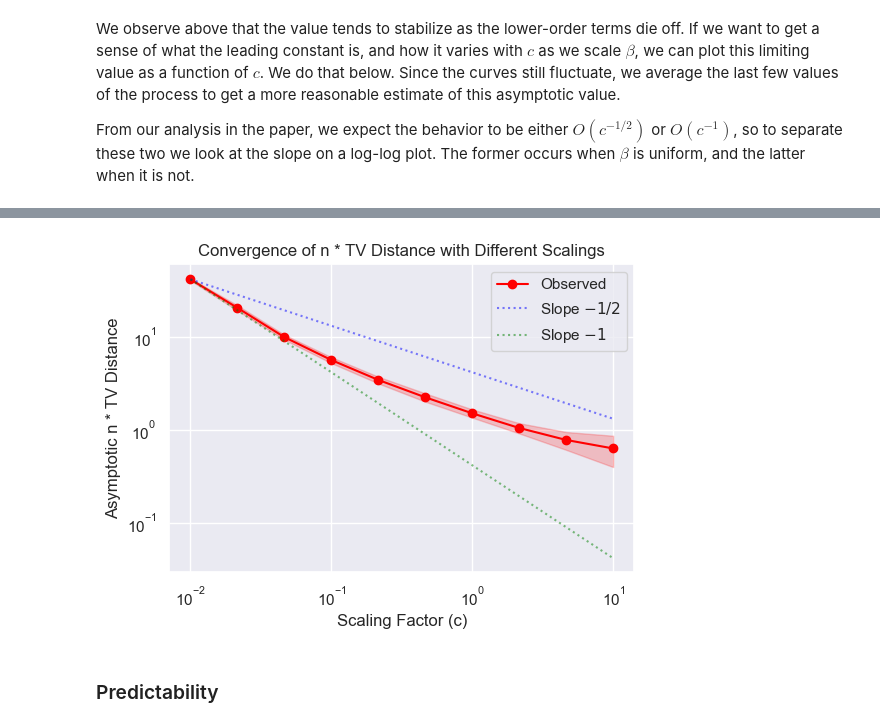
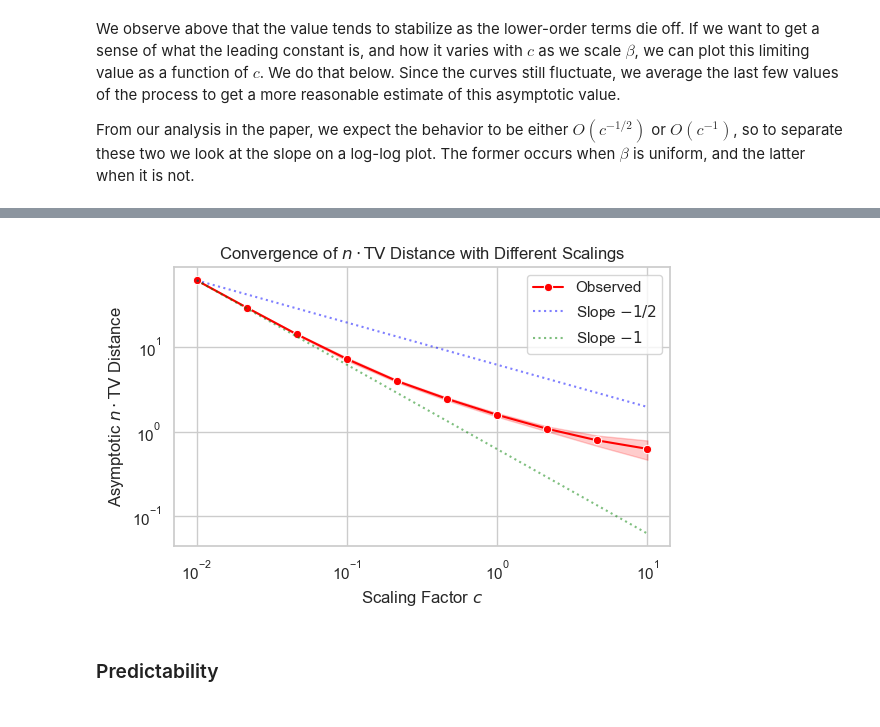
Before and after one commit to zackmcnulty/self_balancing_sampler, a Jupyter notebook: simulation.ipynb, the cells around one changed output, grey strips where cells are left out. Cells and saved outputs as stored; diff of their text form; code cells hidden in the pictures.

Commit message:
cleaned up figures with seaborn

```diff
--- a/simulation.ipynb
+++ b/simulation.ipynb
@@ -19,18 +20,19 @@ Set the relevant parameter values. Start by deciding on the relevant biases $\be
 # %%
 # Parameter Values
 
-#beta = np.ones(d)  # uniform beta
-beta = np.array([1.1, 0.9, 0.9, 1.1])  # slightly non-uniform beta
-#beta = np.array([1, 0.5, 0.25, 0.125])  # very non-uniform beta
-#beta = np.array([1, 0.125, 0.125, 0.125])
+#beta = np.ones(4)  # uniform beta
+beta = np.array([1.1, 0.8, 0.9, 1.2])  # slightly non-uniform beta
 beta = beta / np.linalg.norm(beta)  # normalize to unit vector
 
 #scalings_c = [0.01, 0.05, 0.1,0.5, 1, 2] # compare c * beta for each c in scalings_c
 scalings_c = np.logspace(-2, 1, num=10)  # logarithmically spaced scalings from 0.01 to 10
 
 # number of trials and samples per trial
-n_trials = 20
+n_trials = 100
 samples_per_trial = 10000
+
+# Figure name conventions; save figures with path of the form image_folder/NAME_{suffix}.png
+suffix = 'nonuniform'
 
 assert np.isclose(np.sum(np.square(beta)), 1), "Beta must be a unit vector"
 d = len(beta)
@@ -127,33 +129,73 @@ fraction_values = 0.1
 
 print('Beta = ', np.round(beta, 3))
 
-# not unique min
 if np.all(np.isclose(beta, beta[0])):
     print("Beta is uniform; expect c^{-1/2} behavior in small c regime")
-
-# unique min
 else:
     print("Beta is not uniform; expect c^{-1} behavior in small c regime")
-
 
 num_values = int(fraction_values * samples_per_trial)
 means_conv = mean_tv_distances[:, -num_values:].mean(axis=1)
 std_devs = mean_tv_distances[:, -num_values:].std(axis=1)
 
-plt.figure(figsize=(6, 4))
-plt.loglog(scalings_c, means_conv, marker='o', color='red', label='Observed')
-plt.fill_between(scalings_c, means_conv - std_devs, means_conv + std_devs, alpha=0.2, color='red')
-
+# reference slopes
 c0 = scalings_c[0]
 y0 = means_conv[0]
 slope_minus_half = y0 * (scalings_c / c0) ** (-0.5)
 slope_minus_one = y0 * (scalings_c / c0) ** (-1.0)
 
-plt.loglog(scalings_c, slope_minus_half, linestyle=':', alpha=0.5, color='blue', label='Slope $-1/2$')
-plt.loglog(scalings_c, slope_minus_one, linestyle=':', alpha=0.5, color='green', label='Slope $-1$')
-plt.xlabel("Scaling Factor (c)")
-plt.ylabel("Asymptotic n * TV Distance")
-plt.title("Convergence of n * TV Distance with Different Scalings")
+# seaborn style
+sns.set_theme(style="whitegrid", context="notebook")
+
+plt.figure(figsize=(6, 4))
+
+# observed curve
+sns.lineplot(
+    x=scalings_c,
+    y=means_conv,
+    marker="o",
+    color="red",
+    label="Observed"
+)
+
+# uncertainty band
+plt.fill_between(
+    scalings_c,
+    means_conv - std_devs,
+    means_conv + std_devs,
+    alpha=0.2,
+    color="red"
+)
+
+# reference slope lines
+sns.lineplot(
+    x=scalings_c,
+    y=slope_minus_half,
+    linestyle=":",
+    color="blue",
+    alpha=0.5,
+    label=r"Slope $-1/2$"
+)
+
+sns.lineplot(
+    x=scalings_c,
+    y=slope_minus_one,
+    linestyle=":",
+    color="green",
+    alpha=0.5,
+    label=r"Slope $-1$"
+)
+
+plt.xscale("log")
+plt.yscale("log")
+
+plt.xlabel("Scaling Factor $c$")
+plt.ylabel(r"Asymptotic $n \cdot \mathrm{TV}$ Distance")
+plt.title(r"Convergence of $n \cdot \mathrm{TV}$ Distance with Different Scalings")
 plt.legend()
+plt.tight_layout()
+
+filepath = image_folder / f'convergence_plot_{suffix}.png'
+plt.savefig(filepath)
 plt.show()
 # %% [output]
@@ -162,4 +204,4 @@ Beta is not uniform; expect c^{-1} behavior
-[figure, old version]
+[figure, new version]
 # %% [markdown]
 ### Predictability
 # %% [markdown]
```
Also changed, not shown: parts of 6 cells of this notebook.
